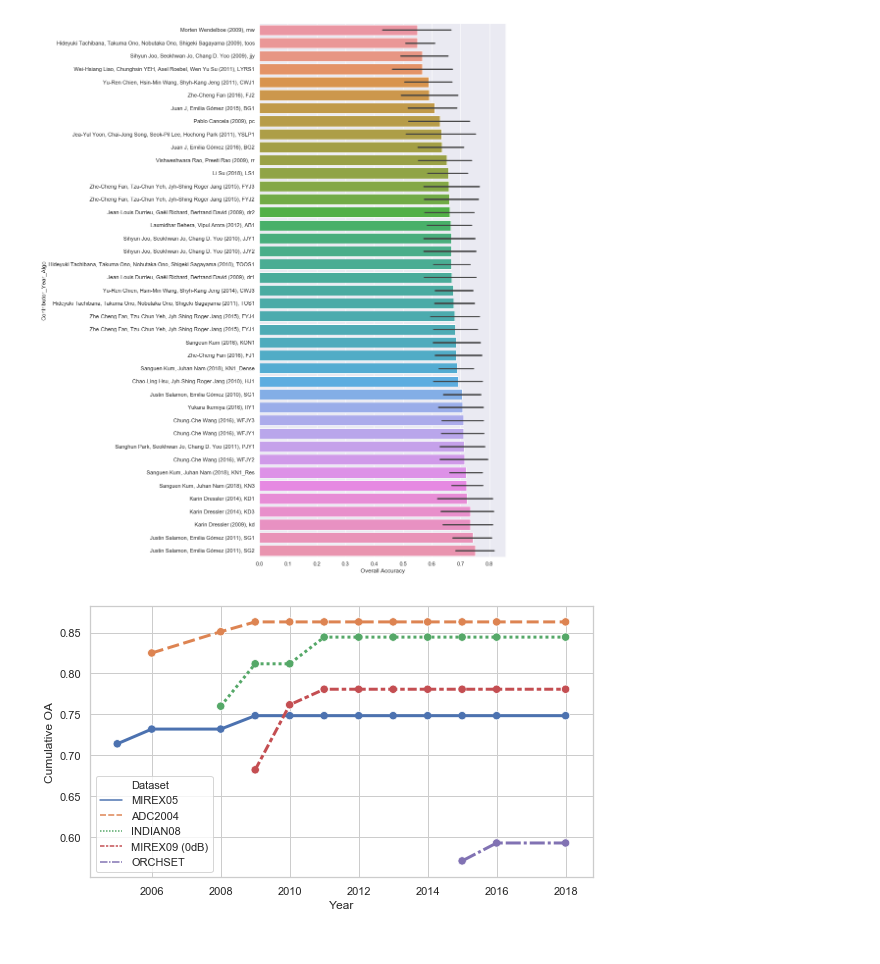
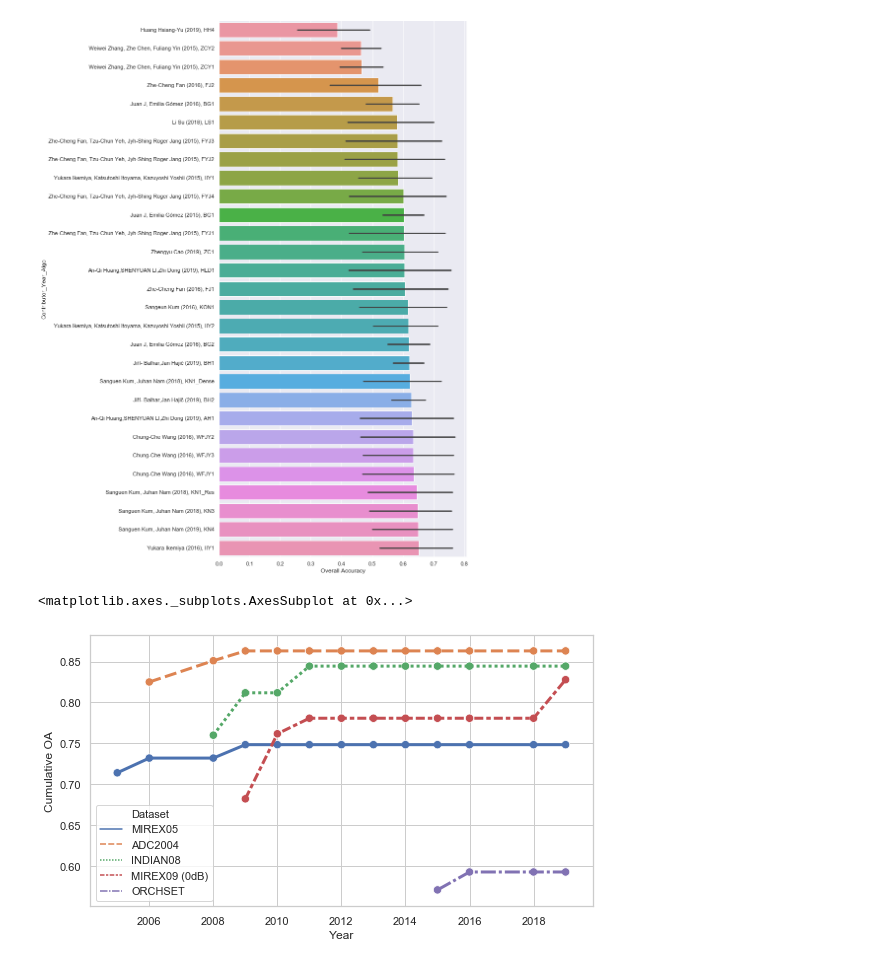
Before and after one commit to kukas/bachelor-thesis, a Jupyter notebook: jupyter/MIREX_results.ipynb, the cells around one changed output. Saved outputs shown, nothing was run; the diff lists cells and outputs as text; code cells hidden in the pictures.

Commit message:
mirex results 2019 + evaluation examples

```diff
--- a/jupyter/MIREX_results.ipynb
+++ b/jupyter/MIREX_results.ipynb
@@ -3,7 +3,7 @@ import pandas as pd
 import seaborn as sns
 import numpy as np
 # %%
-mirex = pd.read_csv("MIREX_RESULTS_2005-2018_RAW_DATA.csv")
+mirex = pd.read_csv("MIREX_RESULTS_2005-2019_RAW_DATA.csv")
 data = mirex
 # append data from papers
 paper_data = [
@@ -94,10 +75,10 @@ len(data.Contributor_Year.unique())
 # %%
-
+filtered = data
 # data = data[(data.Year >= 2009)]
 #data = data[(data.Year >= 2009)]
 # data = data[data.Contributors == "Liming Song, Ming Li"]
-data = data[~data.Algorithm.isin(["LPSL1", "brossier", "HCCPH1", "DD1"])]
-data = data[~data.Contributors.isin([
+filtered = filtered[~filtered.Algorithm.isin(["LPSL1", "brossier", "HCCPH1", "DD1"])]
+filtered = filtered[~filtered.Contributors.isin([
     "I-Bin Liao, Jyh-Shing Roger Jang, Tzu-Chun Yeh", "Tzu-Chun Yeh, Jyh-Shing Roger Jang",
     "Chao-Ling Hsu, Jyh-Shing Roger Jang, Liang-Yu Chen", "Chuan Cao, Ming Li",
     "Tzu-Chun Yeh", "Chris Cannam, Luis Figueira", "Weiwei Zhang, Zhe Chen, Fuliang Yin",
@@ -105,7 +86,7 @@ data = data[~data.Contributors.isin([
 #data = data[~data.Contributor_Year.isin(["Juan J, Emilia Gómez (2015)", "Liming Song, Ming Li (2014)", "Karin Dressler (2014)", "Justin Salamon, Emilia Gómez (2010)",
 #                                        "Sihyun Joo, Seokhwan Jo, Chang D. Yoo (2010)", "Sihyun Joo, Seokhwan Jo, Chang D. Yoo (2009)",
 #                                        "Matti Ryynänen, Anssi Klapuri (2005)", "Matti Ryynänen, Anssi Klapuri (2006)"])]
-data = data[~data.Contributor_Year_Algo.isin(["Juan J, Emilia Gómez (2016), BG1"])]
+filtered = filtered[~filtered.Contributor_Year_Algo.isin(["Juan J, Emilia Gómez (2016), BG1"])]
 
 #data = data[data.Contributor_Year_Algo.isin([
 # "Juan J, Emilia Gómez (2016), BG2",
@@ -114,5 +95,5 @@ data = data[~data.Contributor_Year_Algo.isin(["Juan J, Emilia Gómez (2016), BG1
 # data = data[data.Contributors.isin(["Justin Salamon, Emilia Gómez"])]
 
 
-order = data.sort_values(["Year", "Contributors"]).Contributor_Year.unique()
+order = filtered.sort_values(["Year", "Contributors"]).Contributor_Year.unique()
 # %%
@@ -140,22 +101,23 @@ data.groupby(["Contributor_Year_Algo", "Dataset"]).mean().sort_values(["Year", "
 # %%
 sns.set(rc={'figure.figsize':(9,20)})
 #sns.barplot(y="Raw Pitch Accuracy", x="Dataset", hue="Contributor_Year", hue_order=order, data=data, estimator=np.max)
-filtered = data[(data.Dataset != "ORCHSET") & (data.Year >= 2009)]
+filtered = data[data.Year >= 2015]
+# filtered = data[(data.Dataset != "ORCHSET") & (data.Year >= 2009)]
 #with pd.option_context('display.max_rows', None, 'display.max_columns', None):
 #    display(filtered)
 order = filtered.groupby("Contributor_Year_Algo").mean().reset_index().sort_values(["Overall Accuracy"]).Contributor_Year_Algo.unique()
 barplot = sns.barplot(x="Overall Accuracy",y="Contributor_Year_Algo", order=order, data=filtered, estimator=np.mean)
 #for item in barplot.get_xticklabels():
 #    item.set_rotation(90)
 # %% [output]
-[figure, old version]
+[figure, new version]
 # %%
 import matplotlib.pyplot as plt
 
 sns.set(rc={'figure.figsize':(9,5)})
 sns.set(style="whitegrid")
 
-data = pd.read_csv("MIREX_RESULTS_2005-2018_RAW_DATA.csv")
+data = pd.read_csv("MIREX_RESULTS_2005-2019_RAW_DATA.csv")
 data = data[data.Dataset != "MIREX09 (-5dB)"]
 data = data[data.Dataset != "MIREX09 (+5dB)"]
 
@@ -165,9 +127,10 @@ sns.lineplot(y="Cumulative OA", x="Year", hue="Dataset", style="Dataset", data=p
 # sns.lineplot(y="Overall Accuracy", x="Year", hue="Dataset", data=data.groupby(["Year", "Dataset"]).mean().reset_index(), alpha=0.3)
 sns.scatterplot(y="Cumulative OA", x="Year", hue="Dataset", data=plot_data, legend=False, s=70)
 
-plt.savefig("mirex_results_cumulative.pdf", bbox_inches="tight")
+#plt.savefig("mirex_results_cumulative.pdf", bbox_inches="tight")
 # %% [output]
+<matplotlib.axes._subplots.AxesSubplot at 0x...>
-[figure, old version]
+[figure, new version]
 # %%
 sns.lineplot(y="Overall Accuracy", x="Year", hue="Dataset", data=data.groupby(["Year", "Dataset"]).max().reset_index())
 # %% [output]
```
Also changed, not shown: parts of 5 cells of this notebook, 2 other files.
